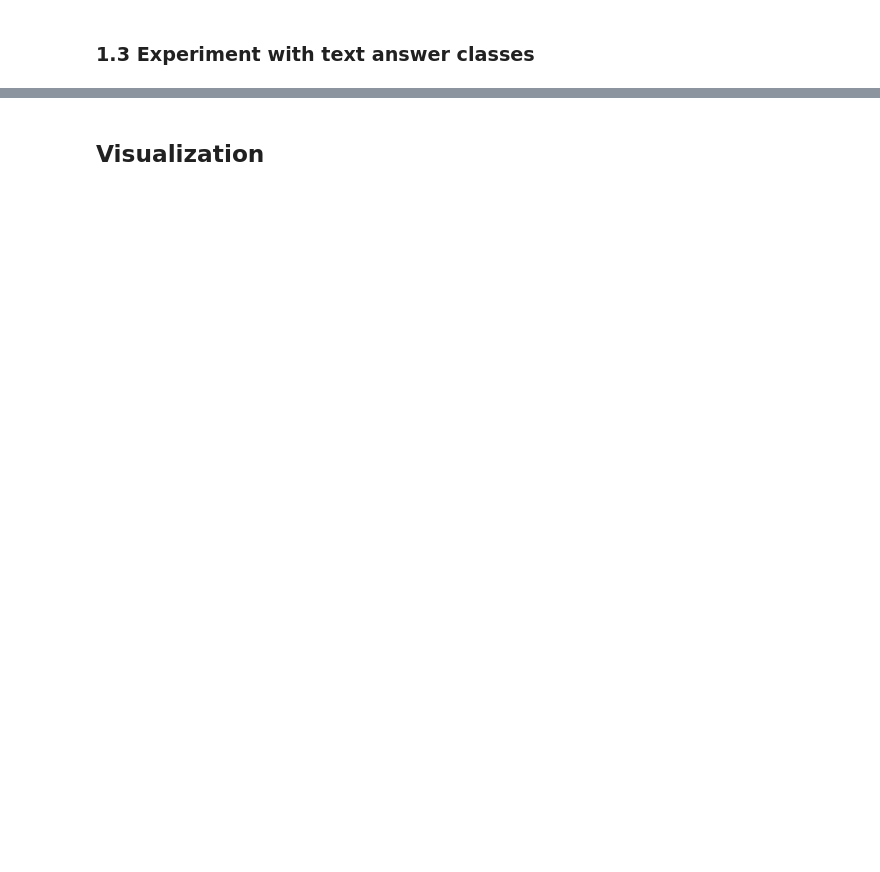
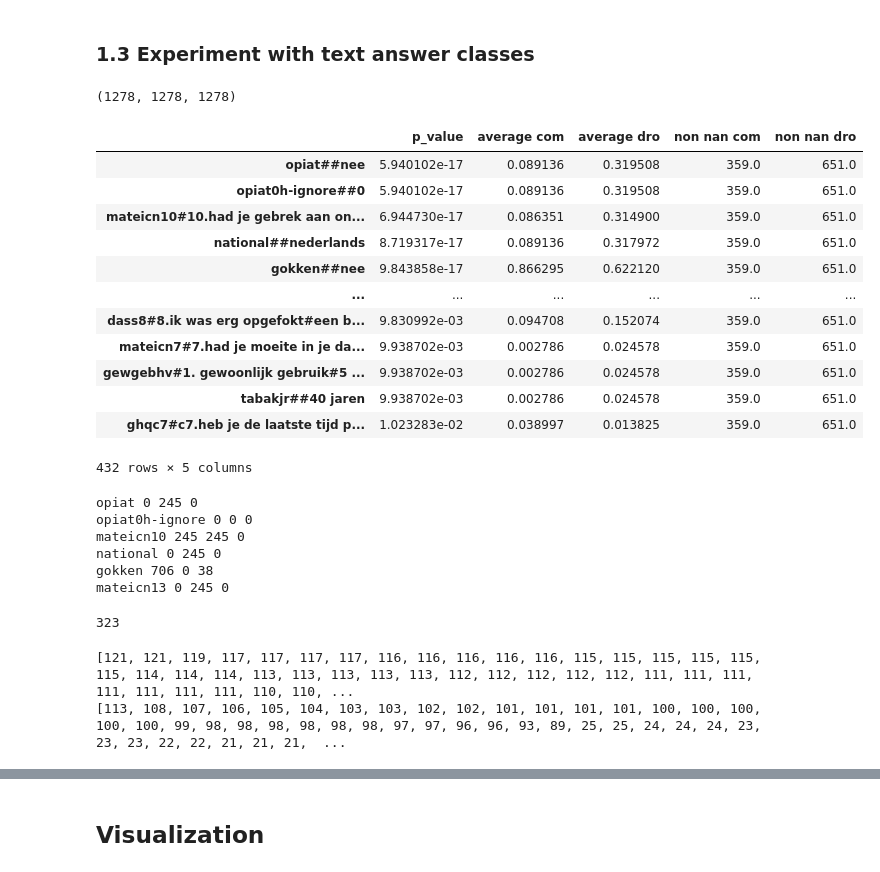
Before and after one commit to eriktks/data-processing, a Jupyter notebook: case-studies.ipynb, the cells around one changed output, grey strips where cells are left out. Cells and saved outputs as stored; diff of their text form; code cells hidden in the pictures; blank space fills up the shorter version.

Commit message:
text answer processing

```diff
--- a/case-studies.ipynb
+++ b/case-studies.ipynb
@@ -349,10 +388,8 @@ def count_answers(binary_answers):
                 answer_counts[answer] = 1
     return({answer:answer_counts[answer] for answer in sorted(answer_counts.keys(),key=lambda a:answer_counts[a],reverse=True)})
 
-def make_binary_table(data,binary_answers):
-    answer_counts = count_answers(binary_answers)
+def make_binary_table(data, binary_answers, answer_counts):
     binary_table = []
-    answers_used = []
     for client_id in data[CLIENT].unique():
         binary_table.append([])
         for answer in answer_counts:
@@ -361,6 +398,7 @@ def make_binary_table(data,binary_answers):
                     binary_table[-1].append(1)
                 else:
                     binary_table[-1].append(0)
+    answers_used = []
     for answer in answer_counts:
         if answer_counts[answer] >= MINANSWERCOUNT:
             answers_used.append({ANSWER:answer, COUNT:answer_counts[answer]})
@@ -369,8 +407,9 @@ def make_binary_table(data,binary_answers):
 def convert_data_to_binary(dropout_data,completer_data):
     all_data = pd.concat([dropout_data,completer_data])
     binary_answers = get_binary_answers(all_data)
-    dropout_table_binary, answers_used = make_binary_table(dropout_data,binary_answers)
-    completer_table_binary, answers_used = make_binary_table(completer_data,binary_answers)
+    answer_counts = count_answers(binary_answers)
+    dropout_table_binary, answers_used = make_binary_table(dropout_data, binary_answers, answer_counts)
+    completer_table_binary, answers_used = make_binary_table(completer_data, binary_answers, answer_counts)
     return(dropout_table_binary, completer_table_binary, answers_used, binary_answers)
 
 def select_p_values(p_values,column_names,dropout_table,completer_table):
@@ -380,6 +419,8 @@ def select_p_values(p_values,column_names,dropout_table,completer_table):
 # %%
 dropout_table_binary, completer_table_binary, answers_used, binary_answers = convert_data_to_binary(dropout_data,completer_data)
 # %%
-len(dropout_table_binary[0]),len(completer_table_binary[0]),len(answers_used), len(binary_answers)
+len(dropout_table_binary[0]),len(completer_table_binary[0]),len(answers_used)
+# %% [output]
+(1278, 1278, 1278)
 # %%
-p_values = run_anova(dropout_table_binary,completer_table_binary)
+p_values = run_anova_classify(dropout_table_binary,completer_table_binary)
@@ -388,7 +427,24 @@ list(sort_p_values(p_values,answers_used,dropout_table_binary,completer_table_bi
+# %%
+answer_list = [ d["answer"] for d in answers_used ]
+sort_p_values(p_values, answer_list, dropout_table_binary, completer_table_binary).iloc[:432,]
+# %% [output]
+|  | p_value | average com | average dro | non nan com | non nan dro |
+| opiat##nee | 5.940102e-17 | 0.089136 | 0.319508 | 359.0 | 651.0 |
+| opiat0h-ignore##0 | 5.940102e-17 | 0.089136 | 0.319508 | 359.0 | 651.0 |
+| mateicn10#10.had je gebrek aan on... | 6.944730e-17 | 0.086351 | 0.314900 | 359.0 | 651.0 |
+| national##nederlands | 8.719317e-17 | 0.089136 | 0.317972 | 359.0 | 651.0 |
+| gokken##nee | 9.843858e-17 | 0.866295 | 0.622120 | 359.0 | 651.0 |
+| ... | ... | ... | ... | ... | ... |
+| dass8#8.ik was erg opgefokt#een b... | 9.830992e-03 | 0.094708 | 0.152074 | 359.0 | 651.0 |
+| mateicn7#7.had je moeite in je da... | 9.938702e-03 | 0.002786 | 0.024578 | 359.0 | 651.0 |
+| gewgebhv#1. gewoonlijk gebruik#5 ... | 9.938702e-03 | 0.002786 | 0.024578 | 359.0 | 651.0 |
+| tabakjr##40 jaren | 9.938702e-03 | 0.002786 | 0.024578 | 359.0 | 651.0 |
+| ghqc7#c7.heb je de laatste tijd p... | 1.023283e-02 | 0.038997 | 0.013825 | 359.0 | 651.0 |
+432 rows × 5 columns
 # %%
 def print_answer_ids_freqs(dropout_data,completer_data):
     all_data = pd.concat([dropout_data,completer_data])
-    for answer_combi in ["opiat##nee","opiath##0","mateicn10#10.had je gebrek aan onderdak of had je problemen met huisvesting?#niet / geen",
+    for answer_combi in ["opiat##nee","opiat0h-ignore##0","mateicn10#10.had je gebrek aan onderdak of had je problemen met huisvesting?#niet / geen",
                          "national##nederlands","gokken##nee",
                          "mateicn13#13.had je er moeite mee voor een veilige slaapplaats of voor beschermende kleding te zorgen?#niet / geen"]:
         answer = answer_combi.split("#")[0]
@@ -398,9 +454,18 @@ def print_answer_ids_freqs(dropout_data,completer_data):
               len(all_data[all_data[ANSWERIDORIGINAL]==answer+"t0"]))
 
 print_answer_ids_freqs(dropout_data,completer_data)
+# %% [output]
+opiat 0 245 0
+opiat0h-ignore 0 0 0
+mateicn10 245 245 0
+national 0 245 0
+gokken 706 0 38
+mateicn13 0 245 0
 # %%
 dropout_predictors = list(select_p_values(p_values,answers_used,dropout_table_binary,completer_table_binary).keys())
 print(len(dropout_predictors))
+# %% [output]
+323
 # %%
 def get_dropout_predictor_scores(data,dropout_predictors,binary_answers,questionnaire_types):
     scores = []
@@ -425,6 +490,9 @@ dropout_predictor_scores_dropout = get_dropout_predictor_scores(dropout_data,dro
 dropout_predictor_scores_completer = get_dropout_predictor_scores(completer_data,dropout_predictors,binary_answers,questionnaire_types)
 print([score_tuple[0] for score_tuple in sorted(dropout_predictor_scores_dropout,key=lambda s:s[0],reverse=True)])
 print([score_tuple[0] for score_tuple in sorted(dropout_predictor_scores_completer,key=lambda s:s[0],reverse=True)])
+# %% [output]
+[121, 121, 119, 117, 117, 117, 117, 116, 116, 116, 116, 116, 115, 115, 115, 115, 115, 115, 114, 114, 114, 113, 113, 113, 113, 113, 112, 112, 112, 112, 112, 111, 111, 111, 111, 111, 111, 111, 110, 110, ...
+[113, 108, 107, 106, 105, 104, 103, 103, 102, 102, 101, 101, 101, 101, 100, 100, 100, 100, 100, 99, 98, 98, 98, 98, 98, 98, 97, 97, 96, 96, 93, 89, 25, 25, 24, 24, 24, 23, 23, 23, 22, 22, 21, 21, 21,  ...
 # %%
 print([score_tuple for score_tuple in sorted(dropout_predictor_scores_dropout,key=lambda s:s[0],reverse=True)][:104])
 print([score_tuple for score_tuple in sorted(dropout_predictor_scores_completer,key=lambda s:s[0],reverse=True)][:5])
```
Also changed, not shown: parts of 12 cells of this notebook.
